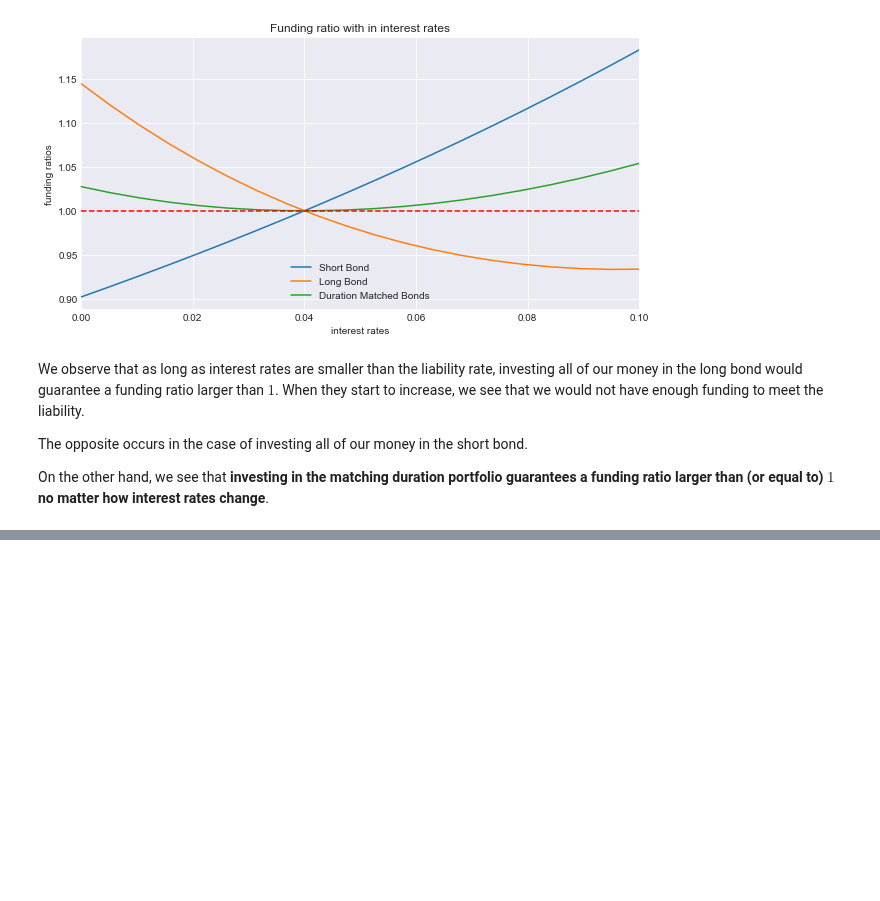
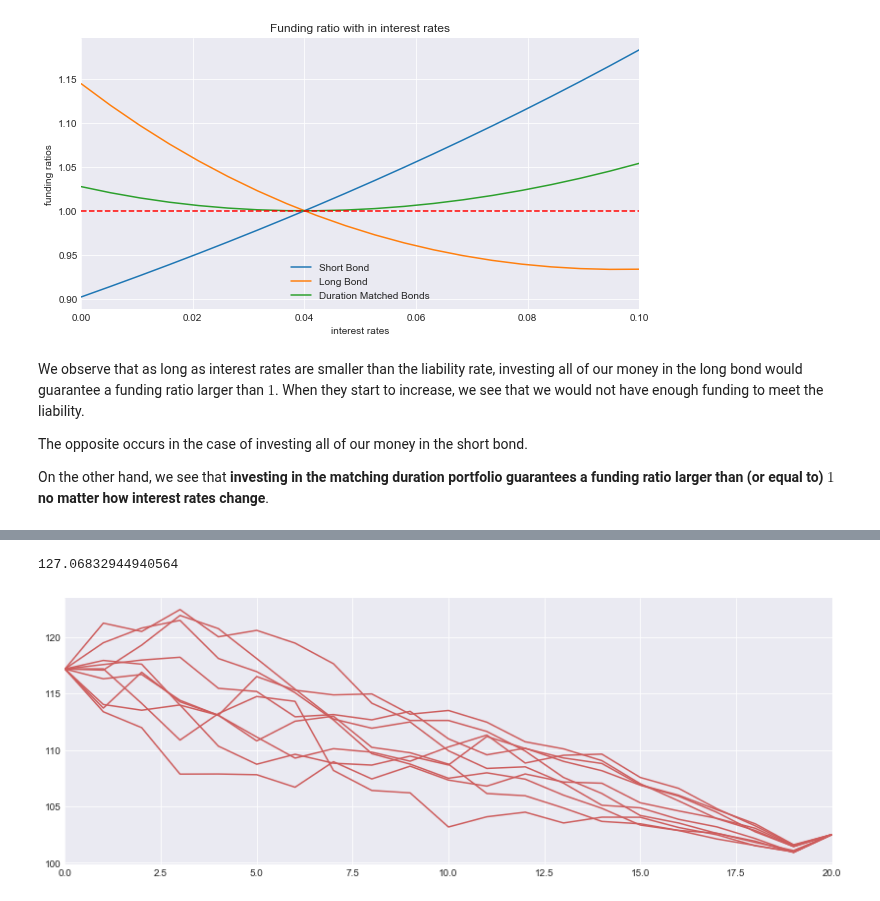
Before and after one commit to z4ir3/finance-courses, a Jupyter notebook: week-4.ipynb, the cells around one changed output, grey strips where cells are left out. Cells and saved outputs as stored; diff of their text form; code cells hidden in the pictures; blank space fills up the shorter version.

```diff
--- a/week-4.ipynb
+++ b/week-4.ipynb
@@ -1002,0 +1085,31 @@ $1$ no matter how interest rates change**.
+# %%
+# rates
+n_years          = 10
+n_scenarios      = 10
+b                = 0.03
+periods_per_year = 2
+
+rates, zcb_price = erk.simulate_cir(n_years=n_years, n_scenarios=n_scenarios, a=0.02, b=b, sigma=0.02, periods_per_year=periods_per_year)
+rates.tail()
+
+# bond features
+principal        = 100
+maturity         = n_years
+coupon_rate      = 0.05
+coupons_per_year = periods_per_year
+
+
+
+bp = bond_price_2(principal=principal, maturity=maturity, coupon_rate=coupon_rate,
+                  coupons_per_year=coupons_per_year, ytm=0.02) #pd.DataFrame(rates[0]))
+bp
+
+bond_prices = bond_price_2(principal=principal, maturity=maturity, coupon_rate=coupon_rate,
+                           coupons_per_year=coupons_per_year, ytm=rates)
+
+
+bond_prices.plot(grid=True, figsize=(14,5), legend=False, color="indianred")
+plt.show()
+
+bond_rets = bond_prices.pct_change().dropna()
+erk.annualize_rets(bond_rets, periods_per_year=periods_per_year)
@@ -1002,0 +1119,20 @@ $1$ no matter how interest rates change**.
+# %%
+# bond features
+principal        = 100
+maturity         = n_years
+coupon_rate      = 0.05
+coupons_per_year = periods_per_year
+# %%
+bp = bond_price_2(principal=principal, maturity=maturity, coupon_rate=coupon_rate,
+                  coupons_per_year=coupons_per_year, ytm=0.02) #pd.DataFrame(rates[0]))
+bp
+# %% [output]
+127.06832944940564
+# %%
+bond_prices = bond_price_2(principal=principal, maturity=maturity, coupon_rate=coupon_rate,
+                           coupons_per_year=coupons_per_year, ytm=rates)
+# %%
+bond_prices.plot(grid=True, figsize=(14,5), legend=False, color="indianred")
+plt.show()
+# %% [output]
+[figure, added]
```
Also changed, not shown: parts of 50 cells of this notebook.
